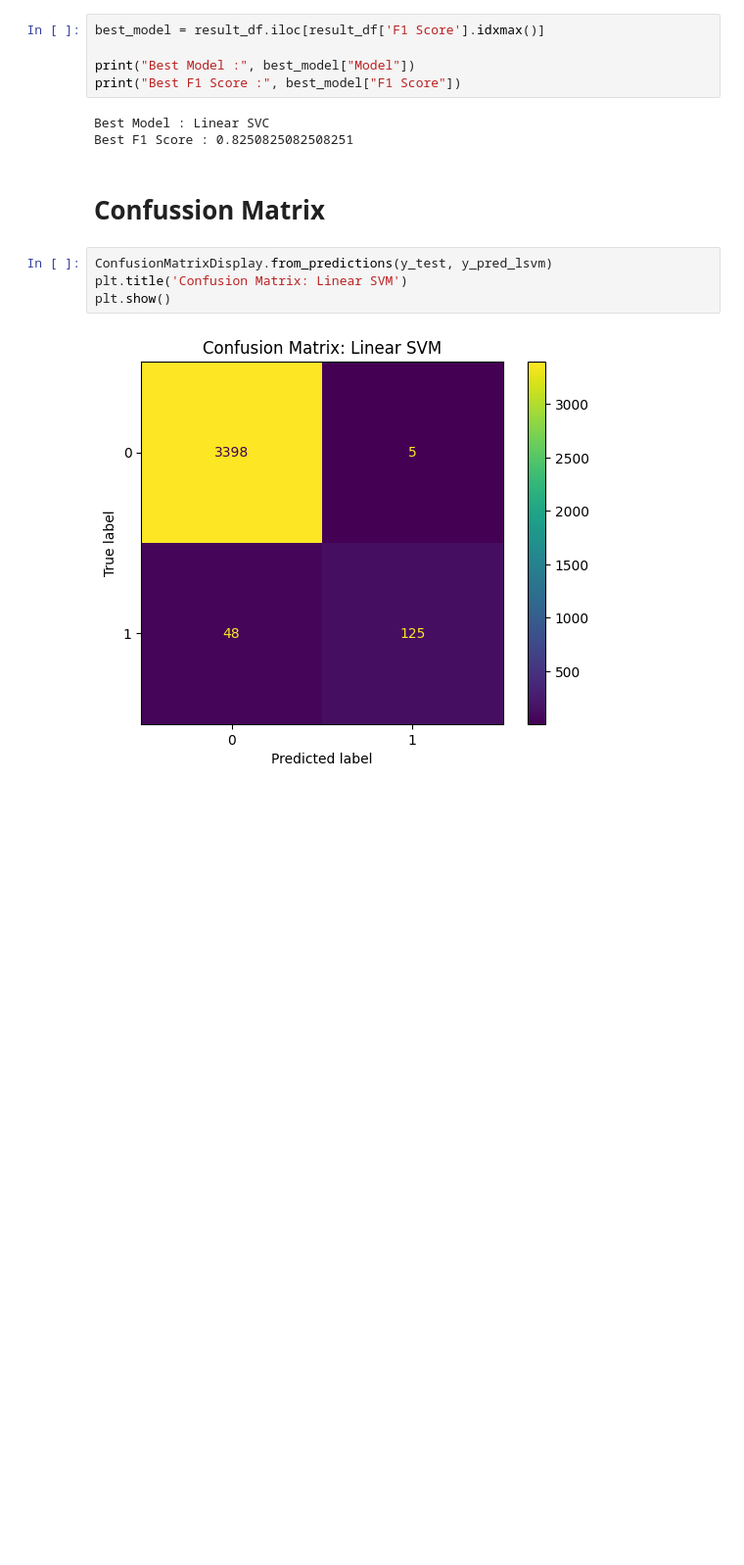
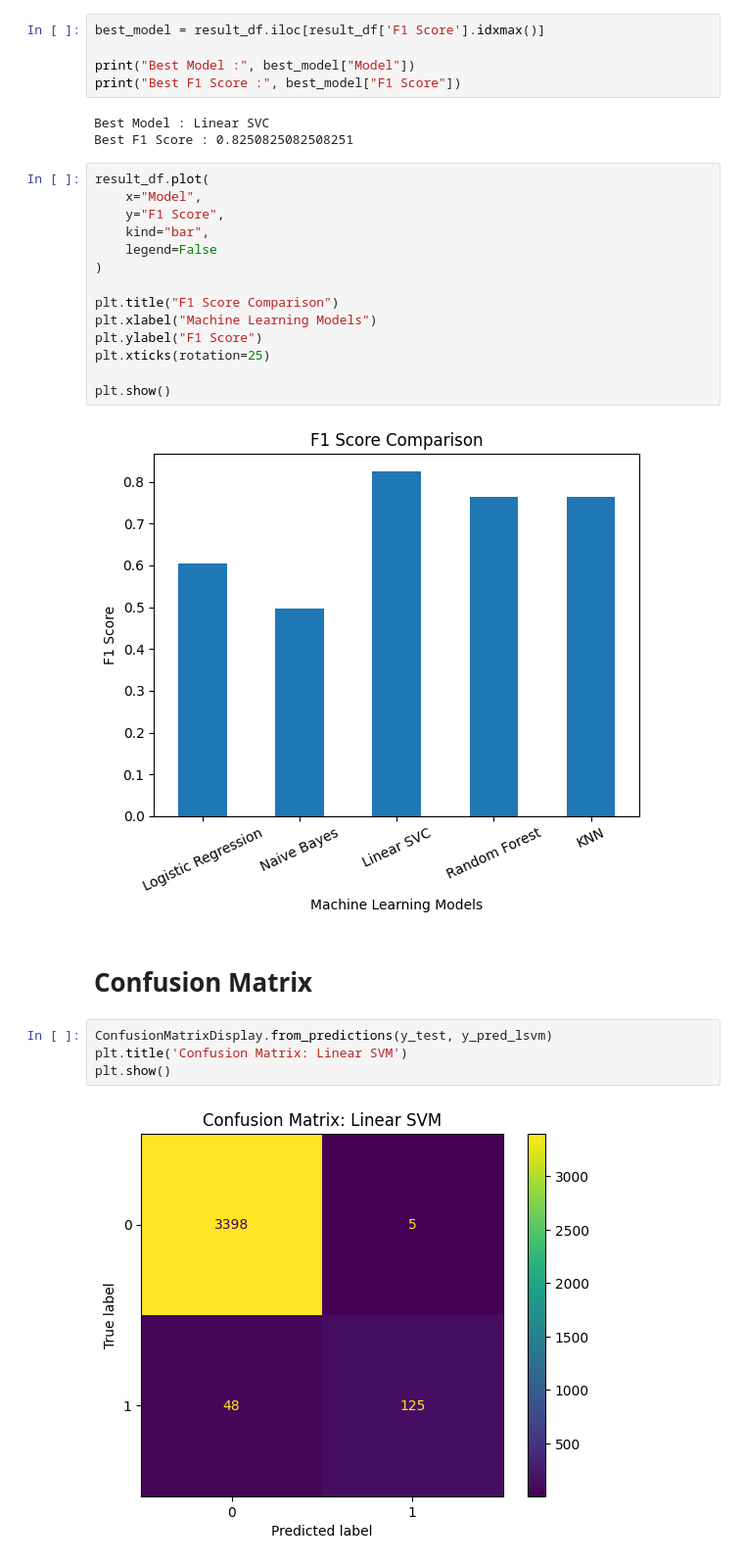
Before and after one commit to Sushantkr99/Fake_Job_Posting_Detection, a Jupyter notebook: fake_job_prediction_by_ml_model.ipynb, the cells around one changed output. Shown at 98% size. Drawn from its saved outputs; the diff is of its cells as text; blank space fills up the shorter version.

```diff
--- a/fake_job_prediction_by_ml_model.ipynb
+++ b/fake_job_prediction_by_ml_model.ipynb
@@ -349,8 +352,24 @@ print("Best F1 Score :", best_model["F1 Score"])
 # %% [output]
 Best Model : Linear SVC
 Best F1 Score : 0.8250825082508251
+# %%
+result_df.plot(
+    x="Model",
+    y="F1 Score",
+    kind="bar",
+    legend=False
+)
+
+plt.title("F1 Score Comparison")
+plt.xlabel("Machine Learning Models")
+plt.ylabel("F1 Score")
+plt.xticks(rotation=25)
+
+plt.show()
+# %% [output]
+[figure, added]
 # %% [markdown]
-# Confussion Matrix
+# Confusion Matrix
 # %%
 ConfusionMatrixDisplay.from_predictions(y_test, y_pred_lsvm)
 plt.title('Confusion Matrix: Linear SVM')
```
Also changed, not shown: parts of 8 cells of this notebook, 2 other files.
